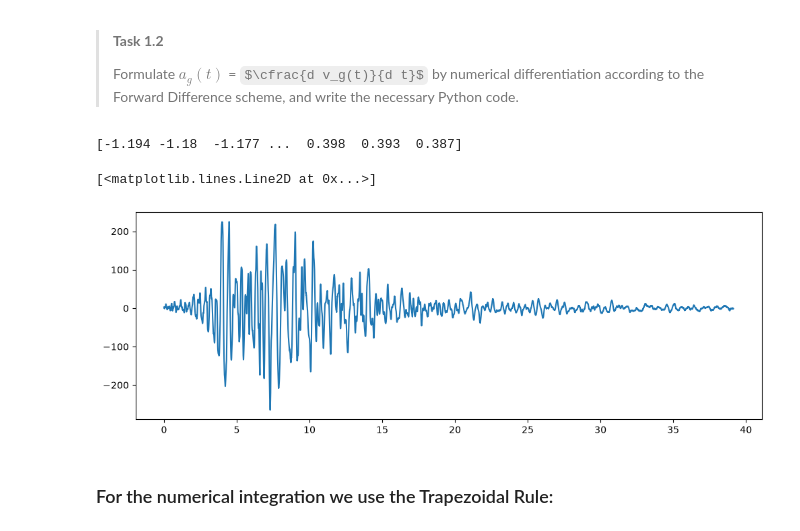
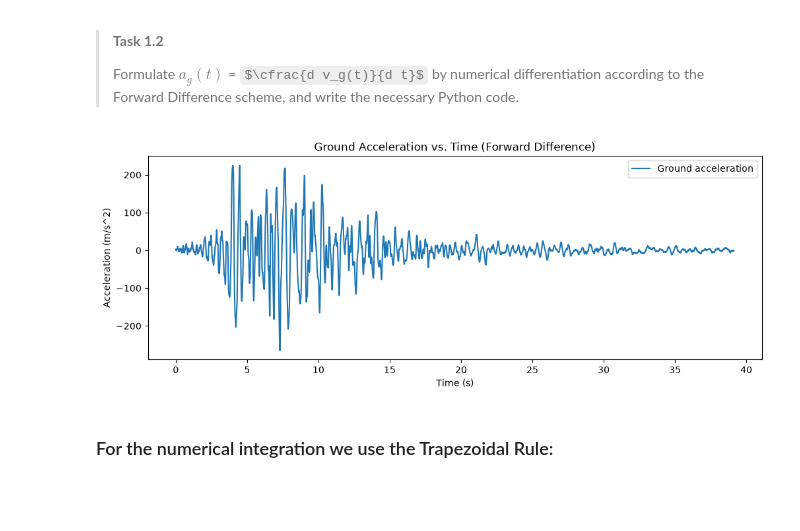
Before and after one commit to AleMarte2004/Group_Assignment_1.2, a Jupyter notebook: 1Ddynamics.ipynb, the cells around one changed output. Saved outputs shown, nothing was run; the diff lists cells and outputs as text; code cells hidden in the pictures; some formulas as TeX source; blank space fills up the shorter version.

Commit message:
Task 1.4.1
ground acceleration graph

```diff
--- a/1Ddynamics.ipynb
+++ b/1Ddynamics.ipynb
@@ -112,19 +112,22 @@ As an exercise, we consider the earthquake ground velocity $v_g$ as the only giv
 # %%
 # Forward Difference scheme to differentiate ground acceleration from given velocity
 ag_fd = np.zeros(len(vg) - 1)
 #print(vg)
 
 for i in range(len(vg) - 1):
     ag_fd[i] = (vg[i + 1] - vg[i]) / dt
 
 
 
 plt.figure(figsize=(12, 4))
 plt.plot(t[:-1], ag_fd, label="Ground acceleration")
+plt.xlabel("Time (s)")
+plt.ylabel("Acceleration (m/s^2)")
+plt.title("Ground Acceleration vs. Time (Forward Difference)")
+plt.legend()
+plt.show()
 # %% [output]
-[-1.194 -1.18  -1.177 ...  0.398  0.393  0.387]
-[<matplotlib.lines.Line2D at 0x...>]
-[figure, old version]
+[figure, new version]
 # %% [markdown]
 ### For the numerical integration we use the Trapezoidal Rule:
 # %% [markdown]
```
Also changed, not shown: parts of 3 cells of this notebook.
